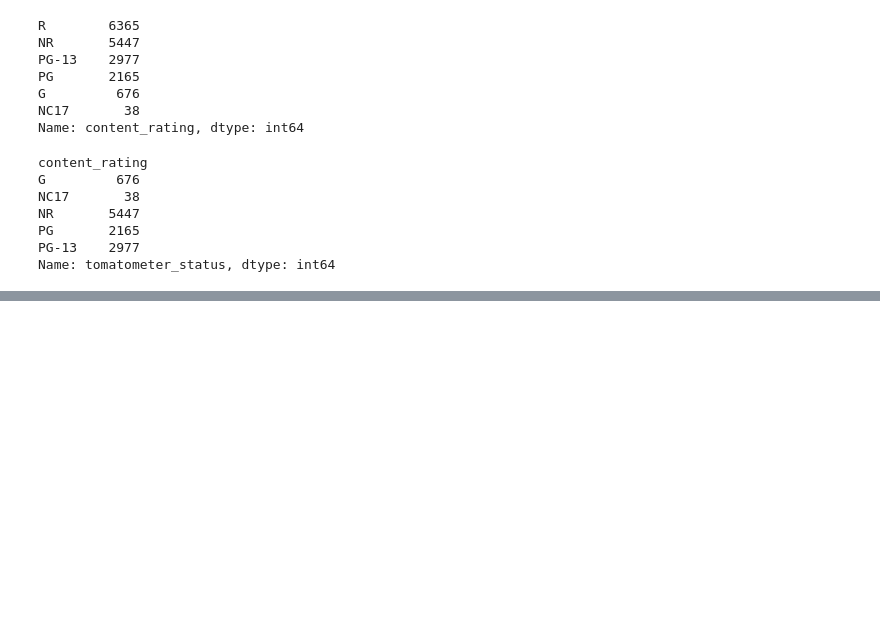
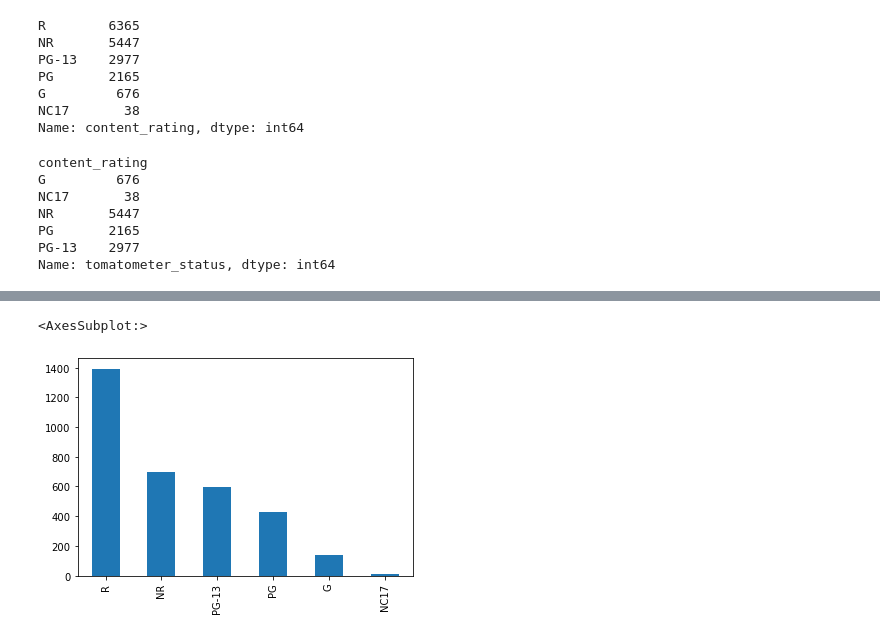
Before and after one commit to devinhughes/Rotten_tomatoes_project, a Jupyter notebook: EDA.ipynb, the cells around one changed output, grey strips where cells are left out. Drawn from its saved outputs; the diff is of its cells as text; code cells hidden in the pictures; blank space fills up the shorter version.

```diff
--- a/EDA.ipynb
+++ b/EDA.ipynb
@@ -249,0 +262,6 @@ Name: tomatometer_status, dtype: int64
+# %%
+cert_by_rating= content_rating_df[content_rating_df['tomatometer_status'] == "Certified-Fresh"]
+cert_by_rating.content_rating.value_counts().plot(kind='bar')
+# %% [output]
+<AxesSubplot:>
+[figure, added]
```
Also changed, not shown: parts of 16 cells of this notebook.
